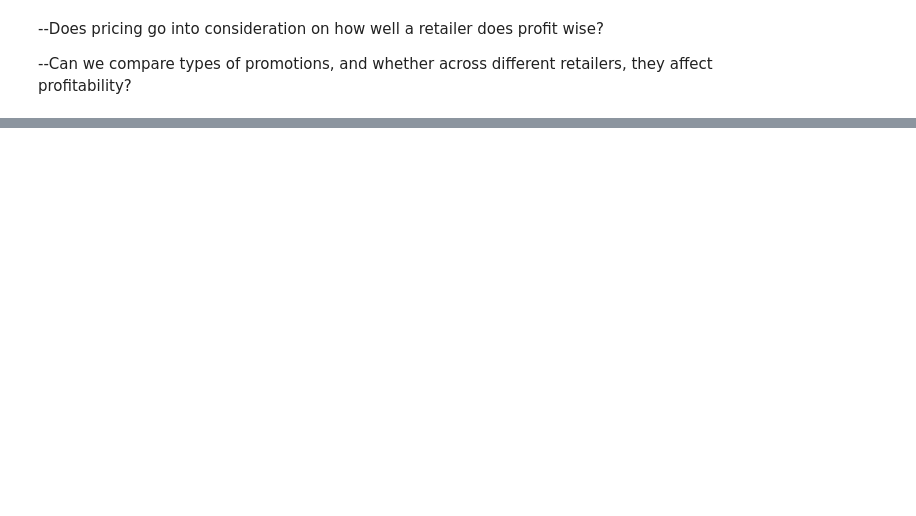
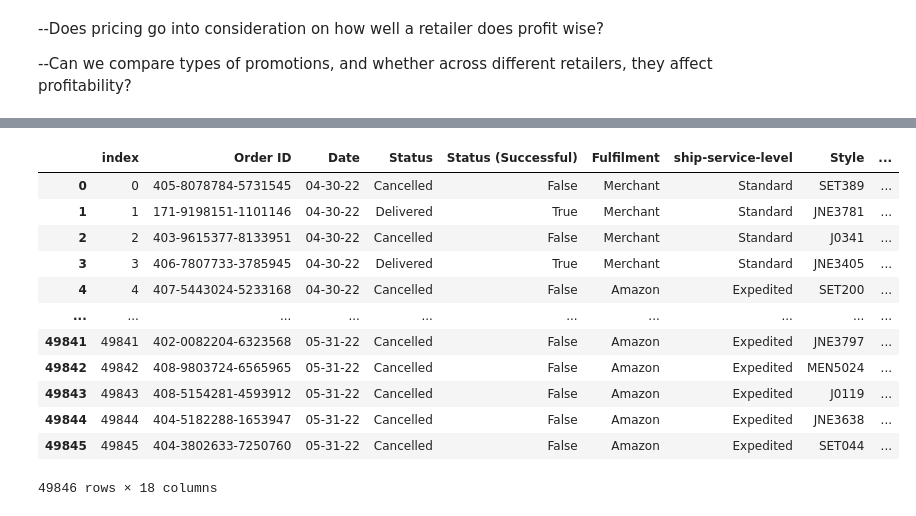
Before and after one commit to brianna-mitri/project-1, a Jupyter notebook: RM_Work/pricing.ipynb, the cells around one changed output, grey strips where cells are left out. Cells and saved outputs as stored; diff of their text form; code cells hidden in the pictures; blank space fills up the shorter version.

```diff
--- a/RM_Work/pricing.ipynb
+++ b/RM_Work/pricing.ipynb
@@ -40,0 +55,18 @@ sales_df.nunique().to_frame(name="Count of Unique Values")
+# %%
+# Reset the index to move 'Fulfillment' back to a column
+sales_df.reset_index(inplace=True)
+sales_df
+# %% [output]
+|  | index | Order ID | Date | Status | Status (Successful) | Fulfilment | ship-service-level | Style | ... |
+| 0 | 0 | 405-8078784-5731545 | 04-30-22 | Cancelled | False | Merchant | Standard | SET389 | ... |
+| 1 | 1 | 171-9198151-1101146 | 04-30-22 | Delivered | True | Merchant | Standard | JNE3781 | ... |
+| 2 | 2 | 403-9615377-8133951 | 04-30-22 | Cancelled | False | Merchant | Standard | J0341 | ... |
+| 3 | 3 | 406-7807733-3785945 | 04-30-22 | Delivered | True | Merchant | Standard | JNE3405 | ... |
+| 4 | 4 | 407-5443024-5233168 | 04-30-22 | Cancelled | False | Amazon | Expedited | SET200 | ... |
+| ... | ... | ... | ... | ... | ... | ... | ... | ... | ... |
+| 49841 | 49841 | 402-0082204-6323568 | 05-31-22 | Cancelled | False | Amazon | Expedited | JNE3797 | ... |
+| 49842 | 49842 | 408-9803724-6565965 | 05-31-22 | Cancelled | False | Amazon | Expedited | MEN5024 | ... |
+| 49843 | 49843 | 408-5154281-4593912 | 05-31-22 | Cancelled | False | Amazon | Expedited | J0119 | ... |
+| 49844 | 49844 | 404-5182288-1653947 | 05-31-22 | Cancelled | False | Amazon | Expedited | JNE3638 | ... |
+| 49845 | 49845 | 404-3802633-7250760 | 05-31-22 | Cancelled | False | Amazon | Expedited | SET044 | ... |
+49846 rows × 18 columns
```
Also changed, not shown: parts of 11 cells of this notebook, 2 other files.
